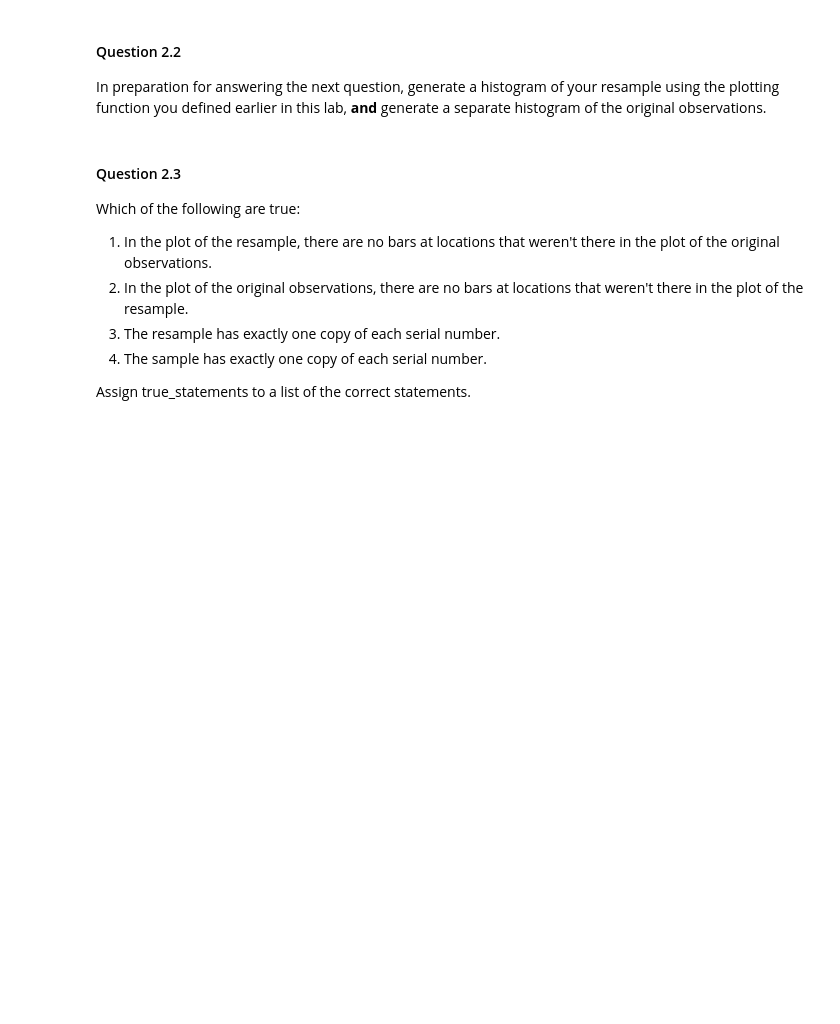
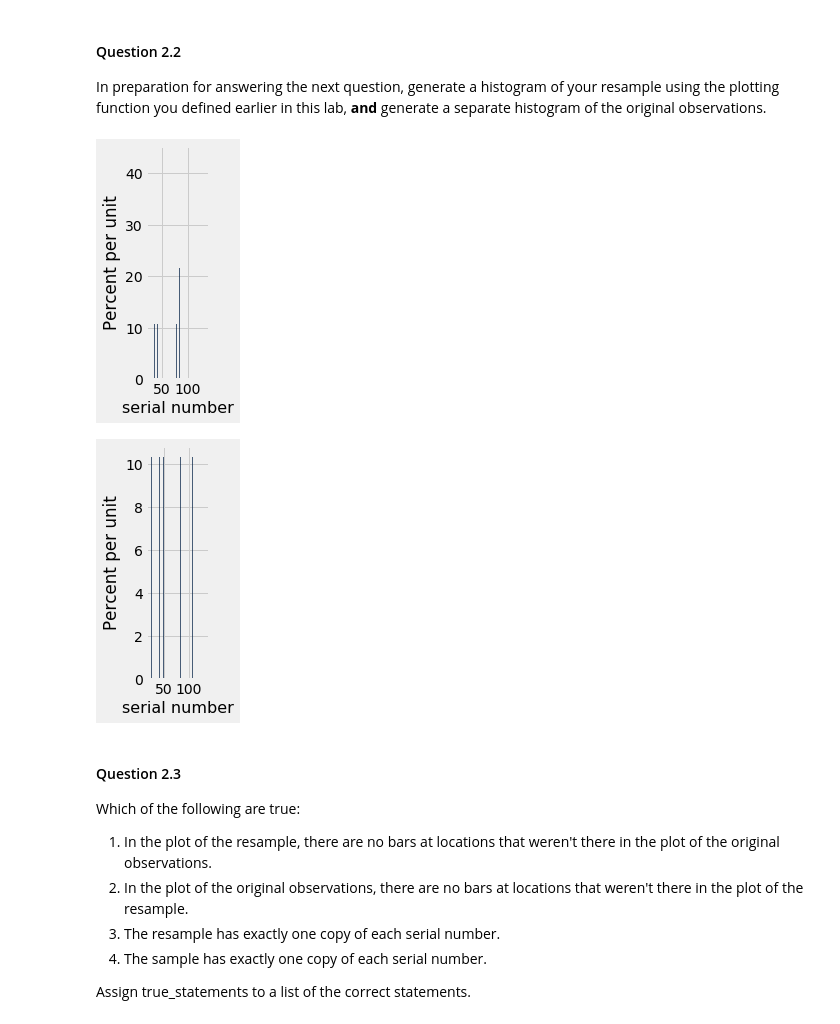
Before and after one commit to MikeyPitt/Data-Science, a Jupyter notebook: lab05.ipynb, the cells around one changed output. Saved outputs shown, nothing was run; the diff lists cells and outputs as text; code cells hidden in the pictures; blank space fills up the shorter version.

```diff
--- a/lab05.ipynb
+++ b/lab05.ipynb
@@ -117,7 +121,7 @@ $$\text{simulating an (approximate) distribution of estimates of }N\text{ using
 Write a function called `simulate_resample`.  It should generate a resample from the observed serial numbers in `observations` and return that resample.  (The resample should be a table like `observations`.)  It should take no arguments.
 # %%
 def simulate_resample():
-    ...
+    return observations.sample()
 # %% [markdown]
 Let's make one resample.
 # %%
@@ -140,3 +141,9 @@ In preparation for answering the next question, generate a histogram of your res
+# %%
+plot_serial_numbers(one_resample)
+plot_serial_numbers(observations)
+# %% [output]
+[figure, added]
+[figure, added]
 # %% [markdown]
 #### Question 2.3
 Which of the following are true:
```
Also changed, not shown: parts of 13 cells of this notebook.
